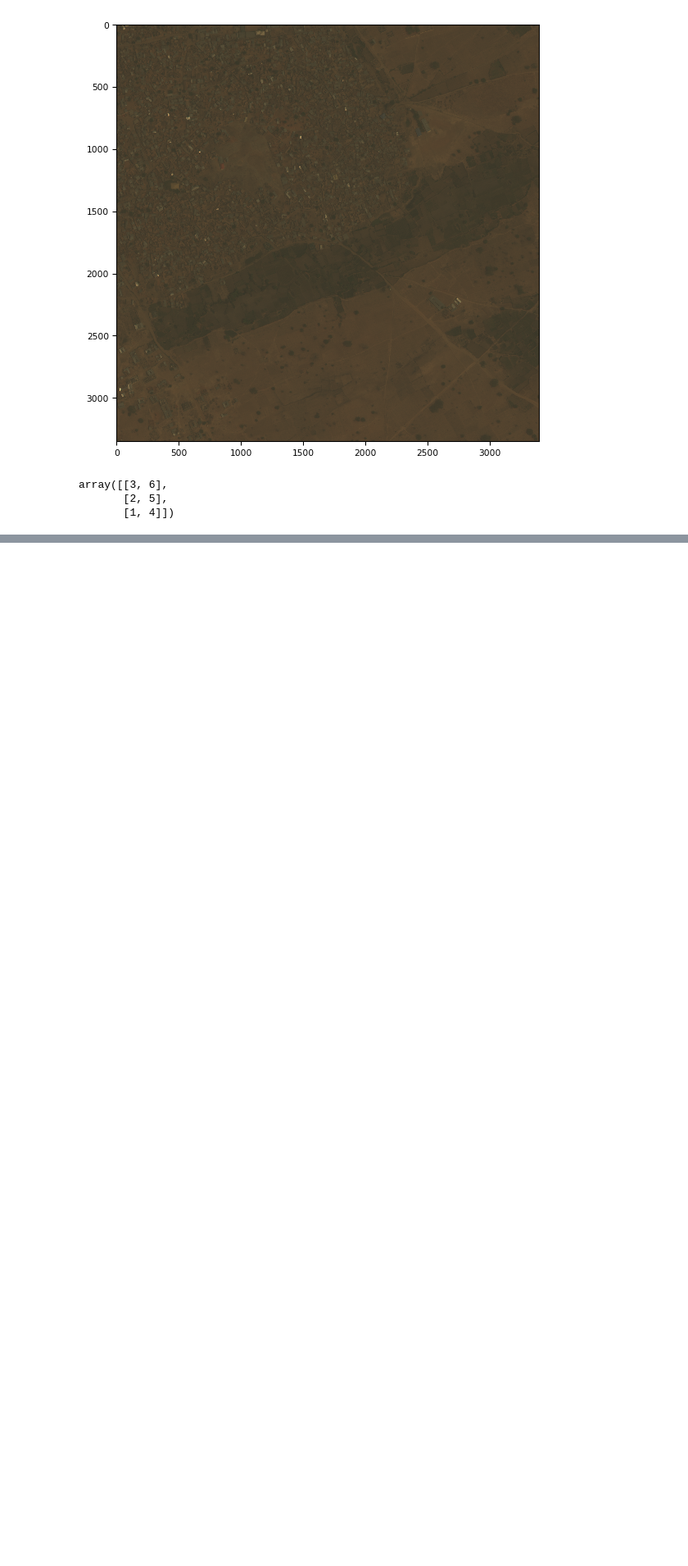
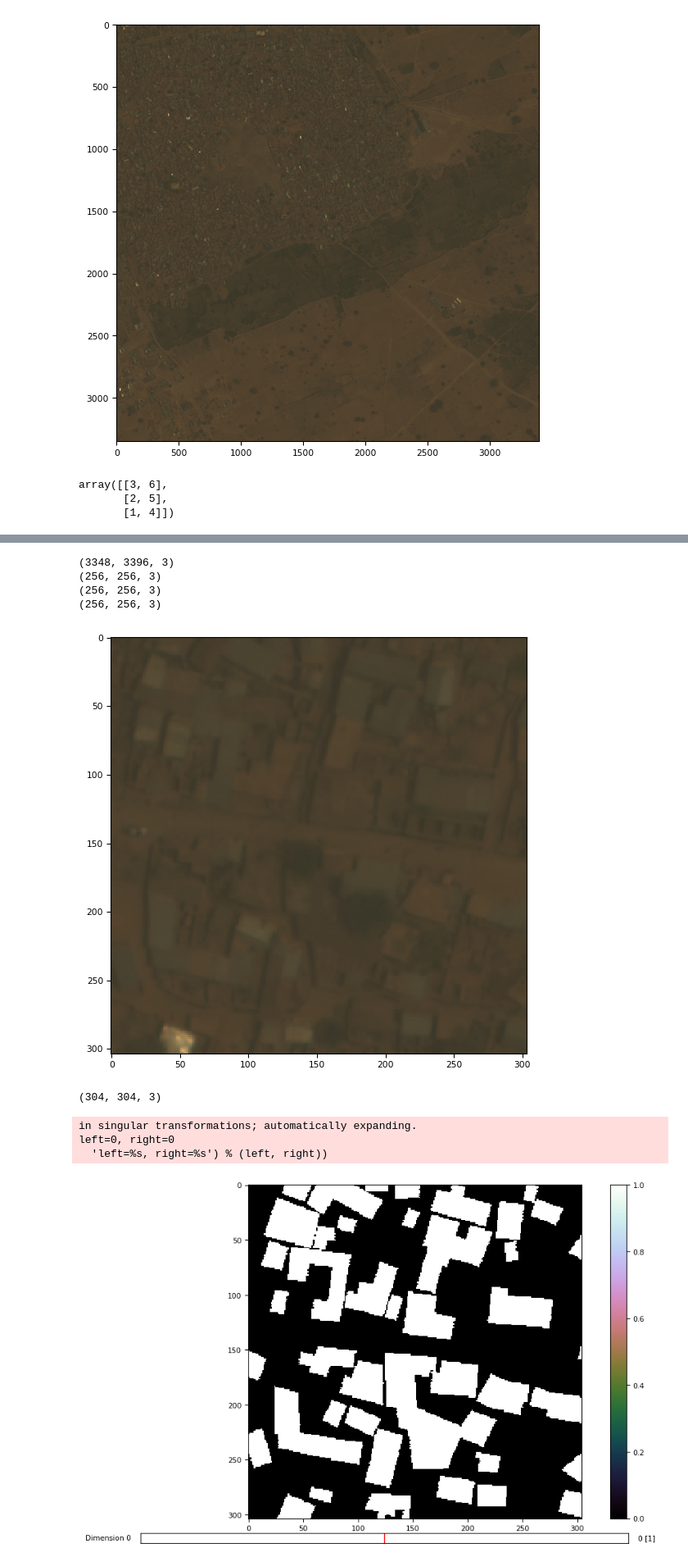
Before and after one commit to ParuninPavel/remote_sensing, a Jupyter notebook: Dataset_prep_lib.ipynb, the cells around one changed output, grey strips where cells are left out. Shown at 82% size. Cells and saved outputs as stored; diff of their text form; code cells hidden in the pictures; blank space fills up the shorter version.

Commit message:
added _augmentation and _crop methods in class MapObject

```diff
--- a/Dataset_prep_lib.ipynb
+++ b/Dataset_prep_lib.ipynb
@@ -361,0 +451,27 @@ random.uniform(1, 1.5)
+# %%
+img_ra = np.rollaxis(img, 0,3)
+test = MapObject(img_ra, masks_dict)
+test.poly2mask()
+img_patch, mask_patch = test._crop([(10,10), (10,10000), (10,10), ], (256,256),test.img, test.mask)
+img_patch[0].shape
+# for patch in img_patch:
+#     tiff.imshow(patch)
+#     plt.show()
+#     print(patch.shape)
+tiff.imshow(img_patch[0])
+plt.show()
+print(img_patch[0].shape)
+tiff.imshow(mask_patch[0][:,:,0])
+plt.show()
+print(mask_patch[0].shape)
+# %% [output]
+(3348, 3396, 3)
+(256, 256, 3)
+(256, 256, 3)
+(256, 256, 3)
+[figure, added]
+(304, 304, 3)
+in singular transformations; automatically expanding.
+left=0, right=0
+  'left=%s, right=%s') % (left, right))
+[figure, added]
```
Also changed, not shown: parts of 7 cells of this notebook.
